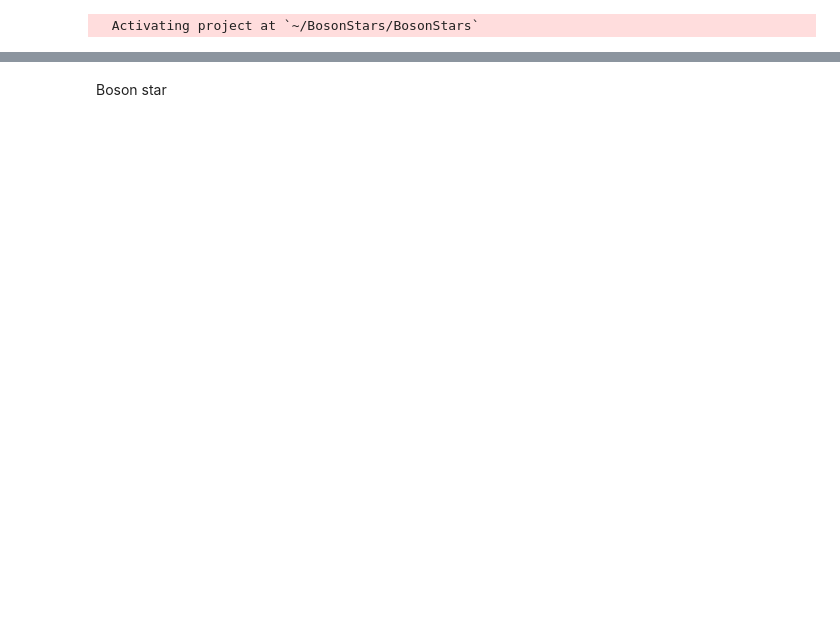
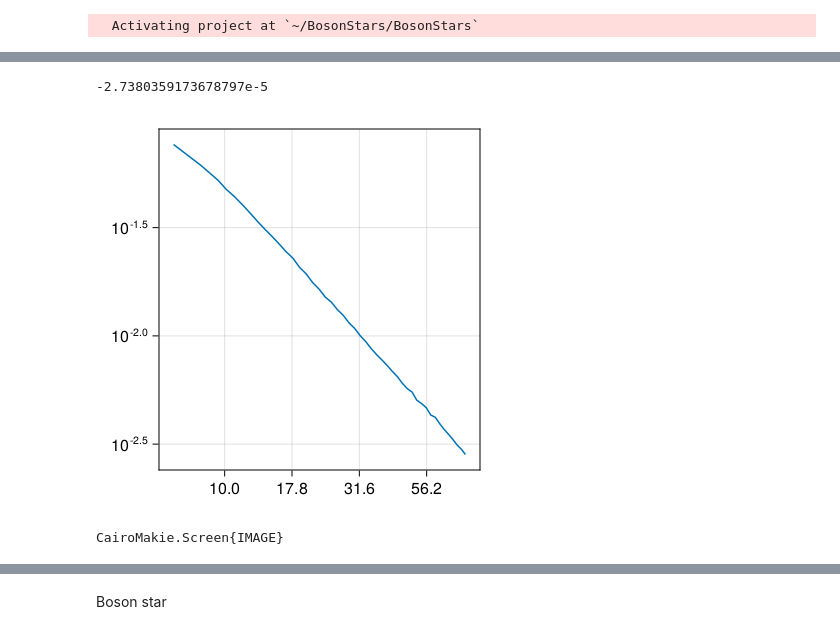
Before and after one commit to joaquinpelle/BosonStars, a Jupyter notebook: corona.ipynb, the cells around one changed output, grey strips where cells are left out. Saved outputs shown, nothing was run; the diff lists cells and outputs as text; code cells hidden in the pictures; blank space fills up the shorter version.

```diff
--- a/corona.ipynb
+++ b/corona.ipynb
@@ -18,0 +136,4 @@ includet("juliacolors.jl")
+# %%
+at_source = map(ray -> is_final_position_at_source(ray[1:4], spacetime, disk) && ray[3] ≈ π/2 && abs(Skylight.norm_squared(ray[5:8], metric(ray[1:4], spacetime))) < 1e-2, eachcol(output_data))
+radii = output_data[2,at_source]
+q = energies_quotients(output_data[:,at_source], spacetime, disk)
@@ -18,0 +158,9 @@ includet("juliacolors.jl")
+# %%
+# bins = radial_bins(disk, nbins=100)
+nbins = 50
+bins = range(cbrt(disk.inner_radius), stop=cbrt(disk.outer_radius), length=nbins).^3
+A = ring_areas(bins, spacetime)
+γ = lorentz_factors(bins, spacetime, disk)
+h = fit(Histogram, radii, bins)
+h = normalize(h, mode=:probability)
+𝓝 = h.weights
@@ -18,0 +185,6 @@ includet("juliacolors.jl")
+# %%
+qavg = average_inside_radial_bins(q, radii, bins)
+
+Γ = corona.spectral_index
+n = 𝓝./(A.*γ)
+I = qavg.^Γ.*n
@@ -18,0 +225,35 @@ includet("juliacolors.jl")
+# %%
+Skylight.norm_squared(umax[5:8], metric(umax[1:4], spacetime))
+# %% [output]
+-2.7380359173678797e-5
+# %%
+bins_midpoints = 0.5*(bins[1:end-1] + bins[2:end])
+hstr = string(@sprintf("%02d", corona.height))
+istr = string(@sprintf("%02d", corona.spectral_index))
+filename = "$(modelname)$(modelid)_h$(hstr)_idx$(istr)"
+savename = "io/corona/bosonstar/$(filename).txt"
+figname = "plots/profiles/$(filename).png"
+
+savedata = true
+plotfig = true
+if savedata
+    open(savename, "w") do io
+        writedlm(io, [bins_midpoints I])
+    end
+end
+
+if plotfig
+    fig = Figure(resolution=(400,400))
+    ax = Axis(fig[1,1])
+    lines!(ax, bins_midpoints, 𝓝)
+    ax.xscale = log10
+    ax.yscale = log10
+    # xlims!(1.0,200)
+    # ylims!(1e-6, 1e0)
+    ax.xtickformat = "{:.1f}"
+    display(fig)
+    CairoMakie.save(figname, fig)
+end
+# %% [output]
+[figure, added]
+CairoMakie.Screen{IMAGE}
```
Also changed, not shown: parts of 16 cells of this notebook, 9 other files.
